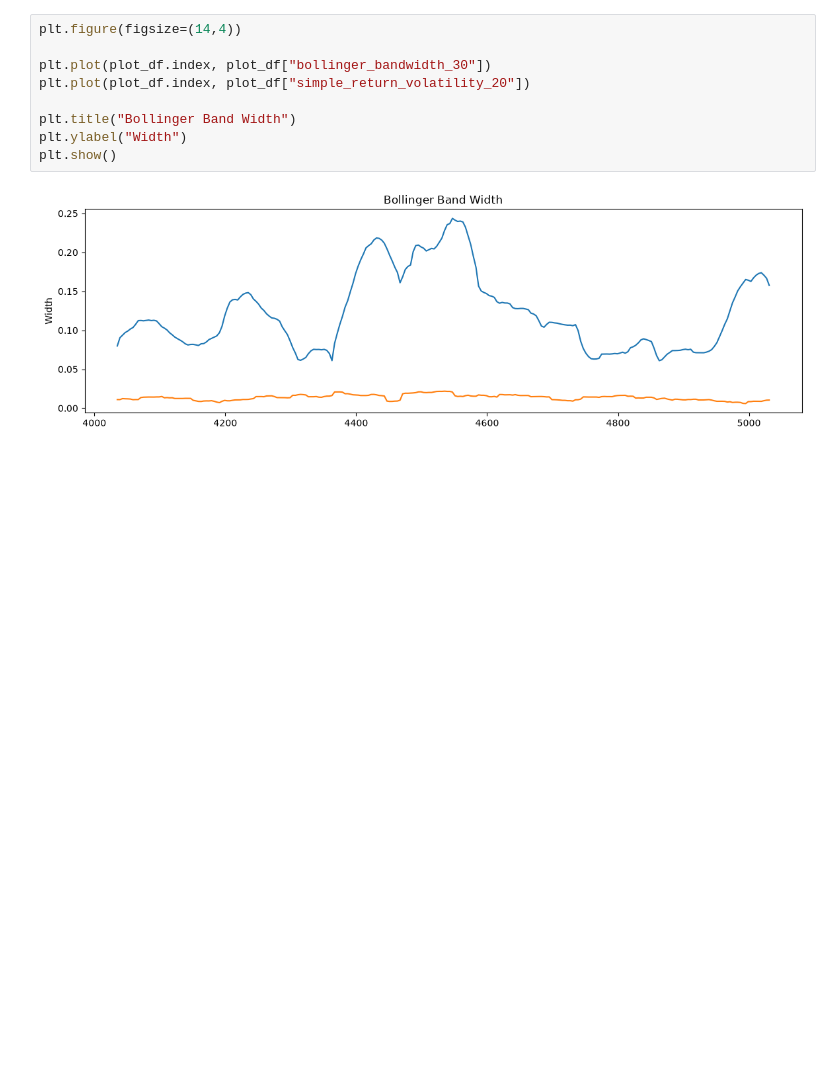
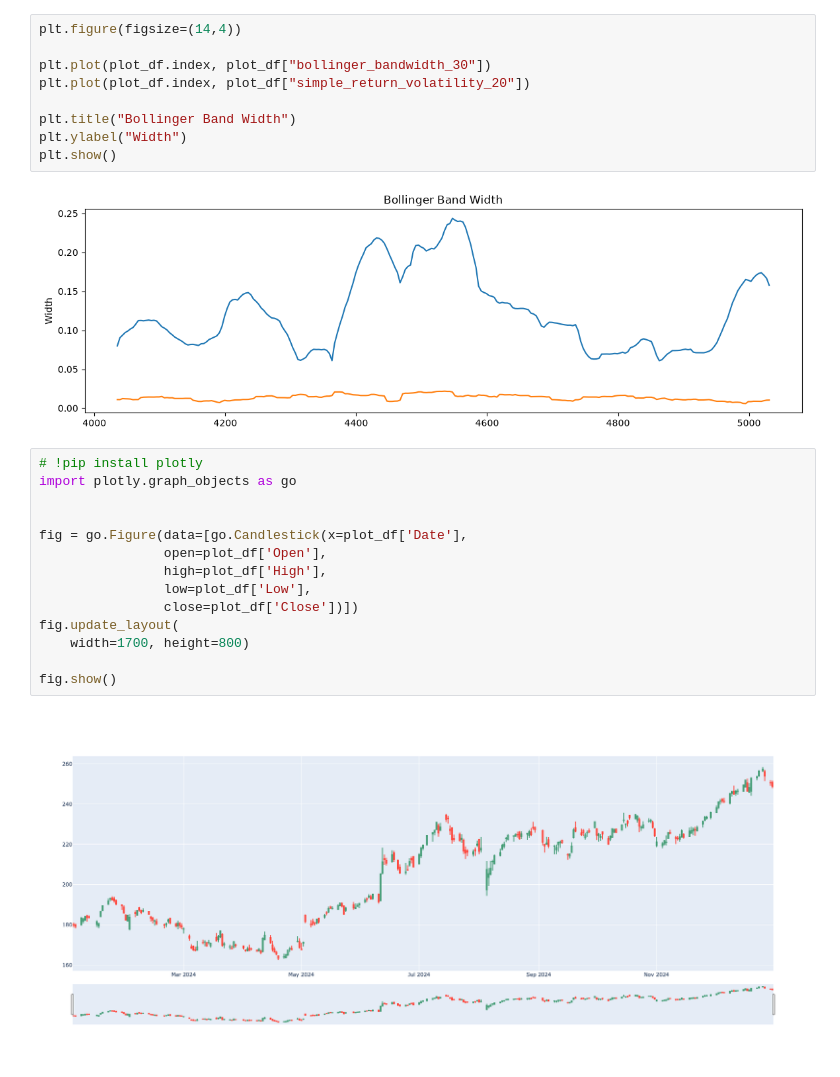
Before and after one commit to Hirujan-R/financial-forecasting-platform, a Jupyter notebook: notebooks/01_eda.ipynb, the cells around one changed output. Drawn from its saved outputs; the diff is of its cells as text; blank space fills up the shorter version.

```diff
--- a/notebooks/01_eda.ipynb
+++ b/notebooks/01_eda.ipynb
@@ -294,3 +236,19 @@ plt.ylabel("Width")
 plt.show()
 # %% [output]
 [figure]
+# %%
+# !pip install plotly
+import plotly.graph_objects as go
+
+
+fig = go.Figure(data=[go.Candlestick(x=plot_df['Date'],
+                open=plot_df['Open'],
+                high=plot_df['High'],
+                low=plot_df['Low'],
+                close=plot_df['Close'])])
+fig.update_layout(
+    width=1700, height=800)
+
+fig.show()
+# %% [output]
+[figure, added]
```
Also changed, not shown: parts of 12 cells of this notebook, 12 other files.
